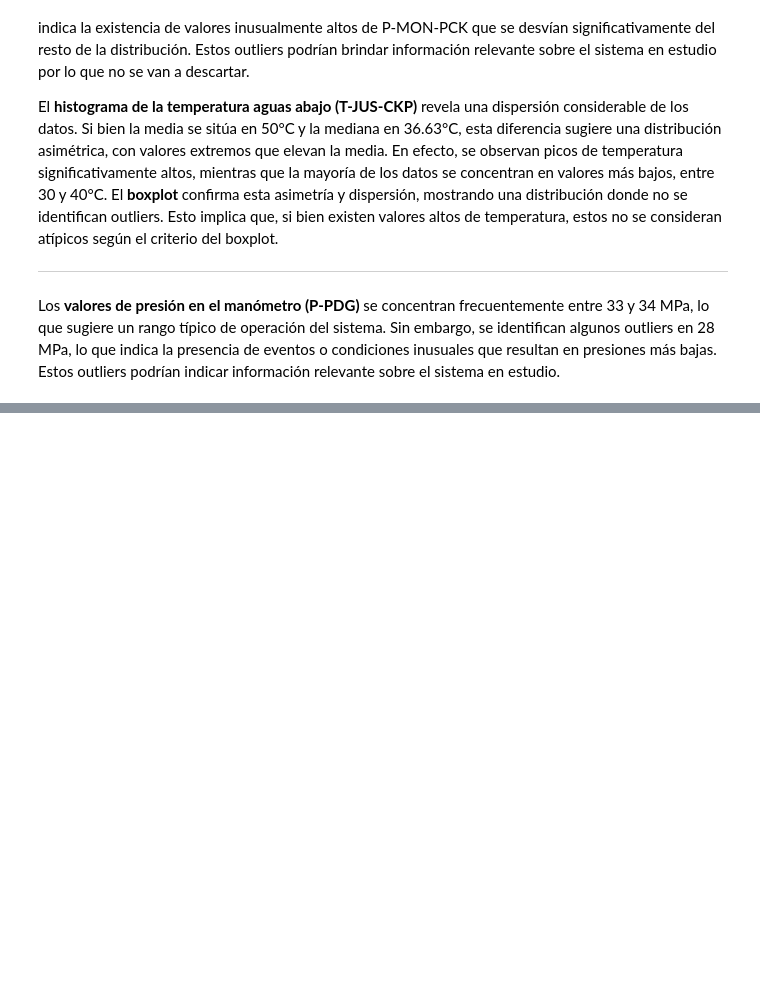
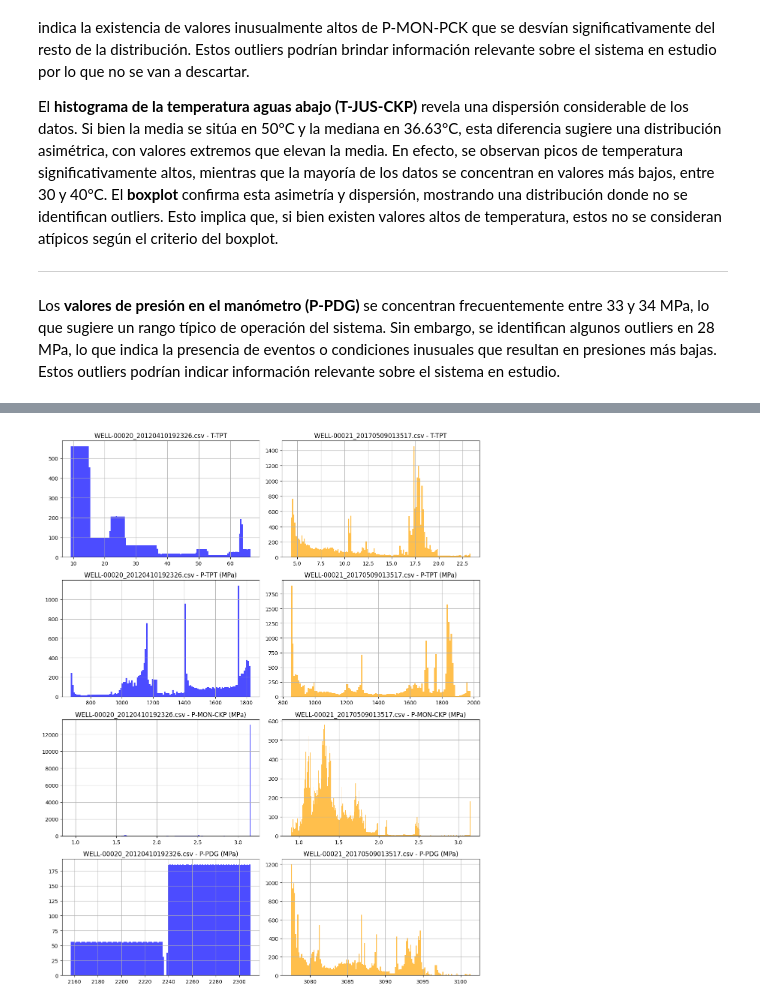
Before and after one commit to florencianionquepan/analisis_hidratos_offshore, a Jupyter notebook: Análisis_de_Hidratos_en_Línea_de_Producción_Offshore.ipynb, the cells around one changed output, grey strips where cells are left out. Drawn from its saved outputs; the diff is of its cells as text; code cells hidden in the pictures; blank space fills up the shorter version.

```diff
--- a/Análisis_de_Hidratos_en_Línea_de_Producción_Offshore.ipynb
+++ b/Análisis_de_Hidratos_en_Línea_de_Producción_Offshore.ipynb
@@ -442,0 +465,38 @@ Haremos uso de los histogramas para vsualizar la informacion real de los pozos W
+# %%
+import matplotlib.pyplot as plt
+import numpy as np
+
+file_well_20='WELL-00020_20120410192326.csv'
+file_well_21='WELL-00021_20170509013517.csv'
+df_well_20=dfs[file_well_20]
+df_well_21=dfs[file_well_21]
+
+files_selected= {file_well_20: df_well_20, file_well_21: df_well_21 }
+
+variables = ["T-TPT", "P-TPT (MPa)", "P-MON-CKP (MPa)", "P-PDG (MPa)"] # No analizamos de aca T-JUS-CKP porque no tiene valores
+# Diccionario para almacenar los intervalos de Scott
+intervalos_scott = {file: {} for file in files_selected}
+
+# Calcular el intervalo de Scott para cada variable en cada archivo
+for file_name, dff in files_selected.items():
+    n = len(dff)  # Cantidad de datos
+    for var in variables:
+        std = dff[var].std()  # Desviación estándar de la variable
+        intervalo_scott = (3.5 * std) / np.sqrt(n)  # Cálculo del intervalo de Scott
+        intervalos_scott[file_name][var] = intervalo_scott  # Guardar en el diccionario
+
+# Graficar los histogramas comparando ambos archivos
+fig, axes = plt.subplots(len(variables), 2, figsize=(12, 15))  # Dos columnas para comparar
+
+for i, var in enumerate(variables):
+    for j, (file_name, dff) in enumerate(files_selected.items()):
+        ax = axes[i, j]  # Selecciona la posición en la cuadrícula
+        intervalo_scott = intervalos_scott[file_name][var]  # Obtener el intervalo de Scott
+        bins = int((dff[var].max() - dff[var].min()) / intervalo_scott)  # Calcular el número de bins
+        dff[var].hist(bins=bins, ax=ax, alpha=0.7, color="blue" if j == 0 else "orange")
+        ax.set_title(f'{file_name} - {var}')
+
+plt.tight_layout()  # Ajustar automáticamente los espacios entre gráficos
+plt.show()
+# %% [output]
+[figure, added]
```
Also changed, not shown: parts of 26 cells of this notebook.
